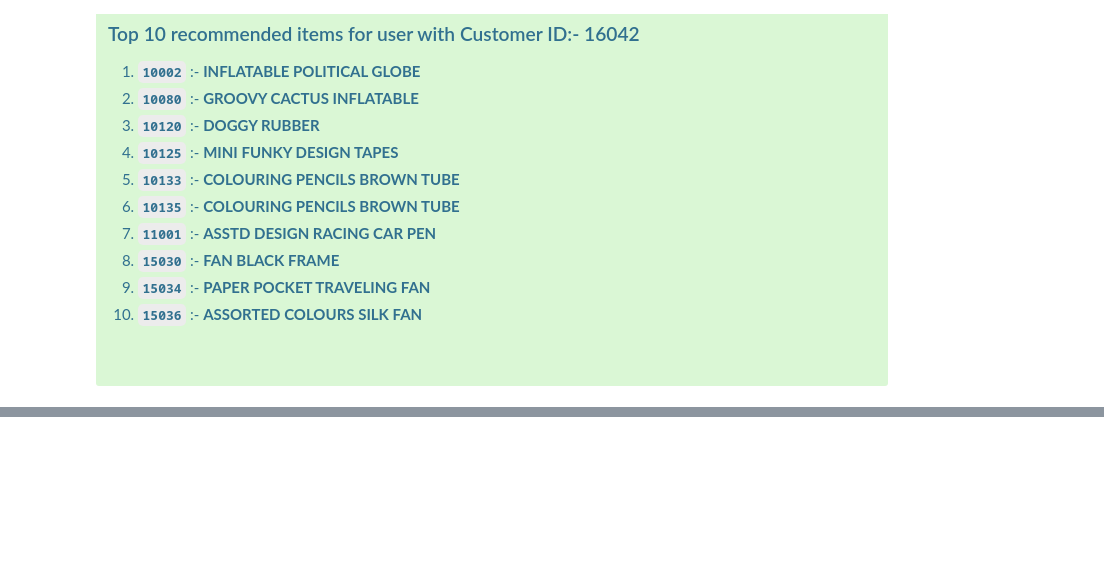
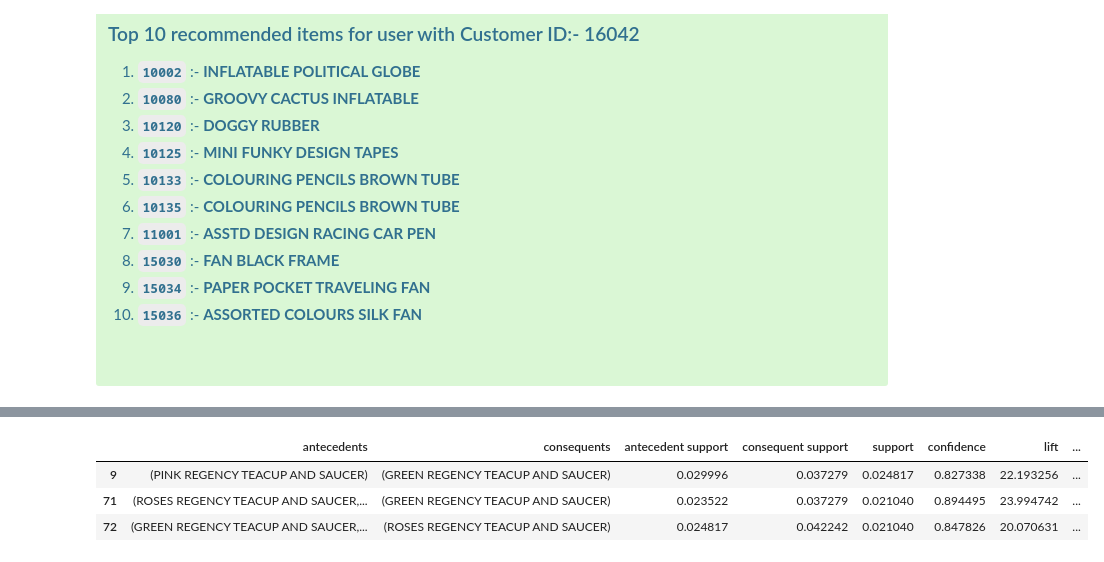
Before and after one commit to NinadKarlekar/INTRAINZ_internship, a Jupyter notebook: OnlineRetailPrediction/OnlineRetailPrediction.ipynb, the cells around one changed output, grey strips where cells are left out. Saved outputs shown, nothing was run; the diff lists cells and outputs as text; code cells hidden in the pictures; blank space fills up the shorter version.

```diff
--- a/OnlineRetailPrediction/OnlineRetailPrediction.ipynb
+++ b/OnlineRetailPrediction/OnlineRetailPrediction.ipynb
@@ -642,0 +706,10 @@ Top 10 recommended items for user 16042
+# %%
+# This line of code filters the association rules that have a lift value greater than or equal to 6 and a confidence value greater than or equal to 0.8. The resulting rules are considered to be strong associations between items.
+
+rules[ (rules['lift'] >= 6) &
+       (rules['confidence'] >= 0.8) ]
+# %% [output]
+|  | antecedents | consequents | antecedent support | consequent support | support | confidence | lift | ... |
+| 9 | (PINK REGENCY TEACUP AND SAUCER) | (GREEN REGENCY TEACUP AND SAUCER) | 0.029996 | 0.037279 | 0.024817 | 0.827338 | 22.193256 | ... |
+| 71 | (ROSES REGENCY TEACUP AND SAUCER,... | (GREEN REGENCY TEACUP AND SAUCER) | 0.023522 | 0.037279 | 0.021040 | 0.894495 | 23.994742 | ... |
+| 72 | (GREEN REGENCY TEACUP AND SAUCER,... | (ROSES REGENCY TEACUP AND SAUCER) | 0.024817 | 0.042242 | 0.021040 | 0.847826 | 20.070631 | ... |
```
Also changed, not shown: parts of 11 cells of this notebook.
